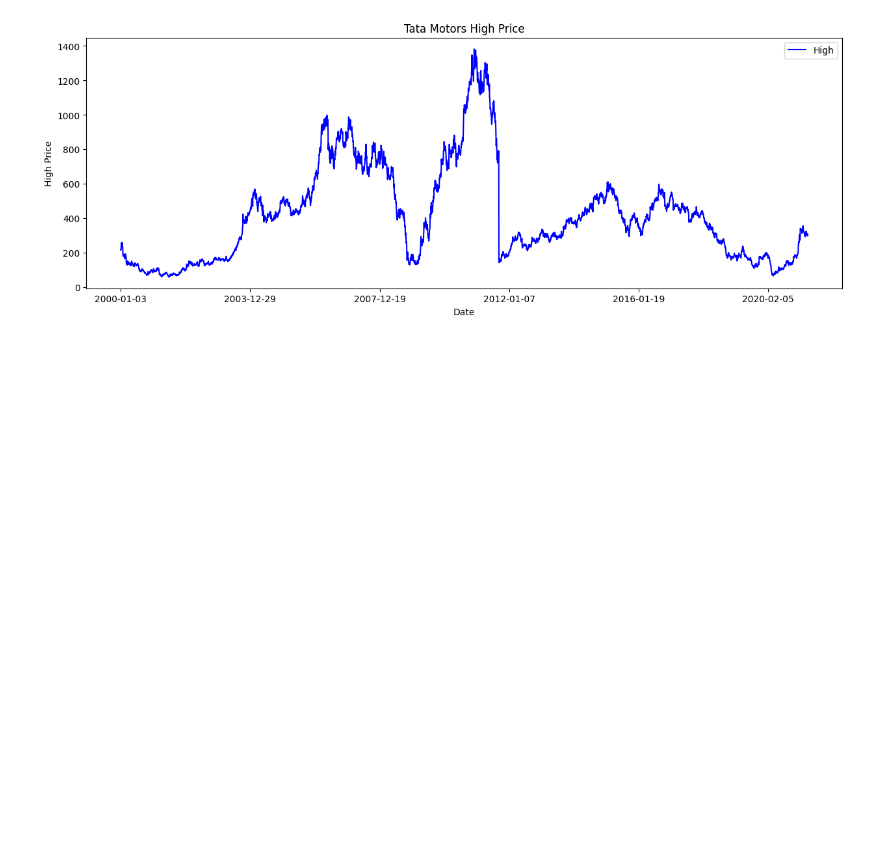
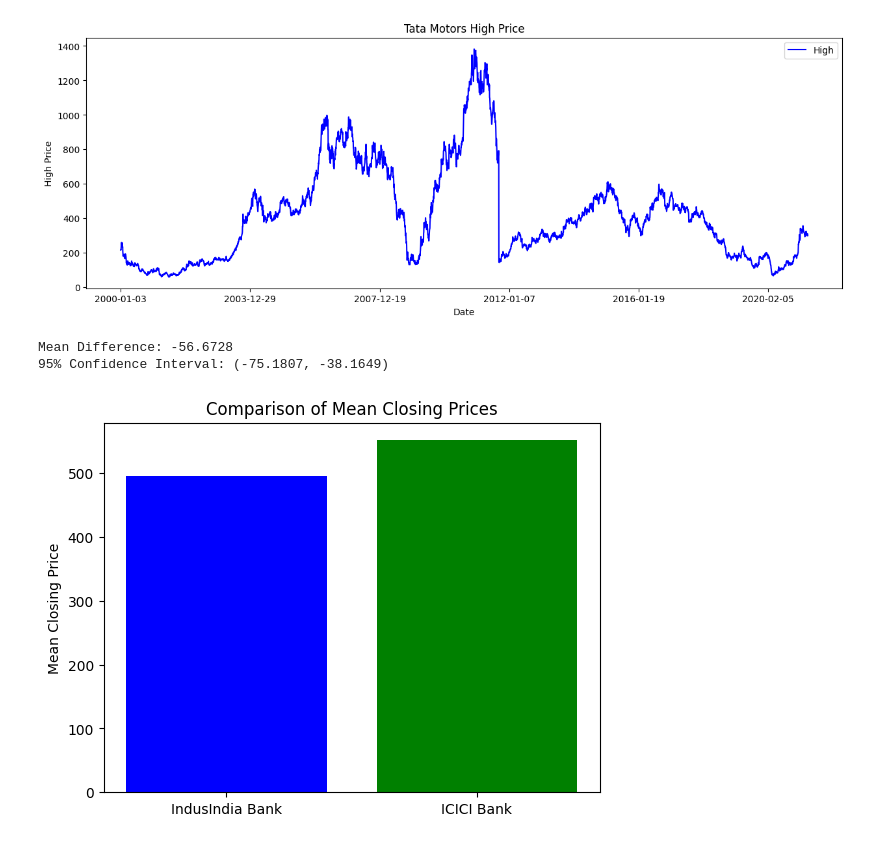
Before and after one commit to madhava-asrith/Statistics-Project-2, a Jupyter notebook: panshul.ipynb, the cells around one changed output. Cells and saved outputs as stored; diff of their text form; code cells hidden in the pictures; blank space fills up the shorter version.

```diff
--- a/panshul.ipynb
+++ b/panshul.ipynb
@@ -90,0 +88,59 @@ plt.show()
+# %%
+
+import numpy as np
+from scipy.stats import t
+
+# Load datasets
+indusIndBk = pd.read_csv("./archive/INDUSINDBK.csv")
+iciciBk = pd.read_csv("./archive/ICICIBANK.csv")  # Replace with another NIFTY company
+
+# Extract 'Close' prices for both populations
+close_indusind = indusIndBk['Close'].dropna()
+close_icici = iciciBk['Close'].dropna()
+
+
+# Population mean
+mean_indusind, mean_icici = np.mean(close_indusind), np.mean(close_icici)
+var_indusind, var_icici = np.var(close_indusind, ddof=1), np.var(close_icici, ddof=1)
+
+
+# Take two samples of size 100 from close_icici and close_indusind
+sample_icici = close_icici.sample(n=100, random_state=42)
+sample_indusind = close_indusind.sample(n=100, random_state=42)
+
+
+
+# Compute descriptive statistics
+mean_indusind, mean_icici = np.mean(close_indusind), np.mean(close_icici)
+var_indusind, var_icici = np.var(close_indusind, ddof=1), np.var(close_icici, ddof=1)
+n_indusind, n_icici = len(close_indusind), len(close_icici)
+
+# Compute degrees of freedom (Welch-Satterthwaite approximation)
+numerator = (var_indusind/n_indusind + var_icici/n_icici)**2
+denominator = ((var_indusind/n_indusind)**2 / (n_indusind - 1)) + ((var_icici/n_icici)**2 / (n_icici - 1))
+degrees_of_freedom = numerator / denominator
+
+# Compute standard error and critical value
+std_error = np.sqrt(var_indusind/n_indusind + var_icici/n_icici)
+t_critical = t.ppf(0.975, degrees_of_freedom)  # Two-tailed test at 95% confidence level
+
+# Compute confidence interval
+mean_diff = mean_indusind - mean_icici
+ci_lower = mean_diff - t_critical * std_error
+ci_upper = mean_diff + t_critical * std_error
+
+print(f"Mean Difference: {mean_diff:.4f}")
+print(f"95% Confidence Interval: ({ci_lower:.4f}, {ci_upper:.4f})")
+# %% [output]
+Mean Difference: -56.6728
+95% Confidence Interval: (-75.1807, -38.1649)
+# %%
+import matplotlib.pyplot as plt
+
+# Plot mean closing prices for both companies
+plt.bar(['IndusIndia Bank', 'ICICI Bank'], [mean_indusind, mean_icici], color=['blue', 'green'])
+plt.ylabel('Mean Closing Price')
+plt.title('Comparison of Mean Closing Prices')
+plt.show()
+# %% [output]
+[figure, added]
```
Also changed, not shown: parts of 4 cells of this notebook, 1 other file.
